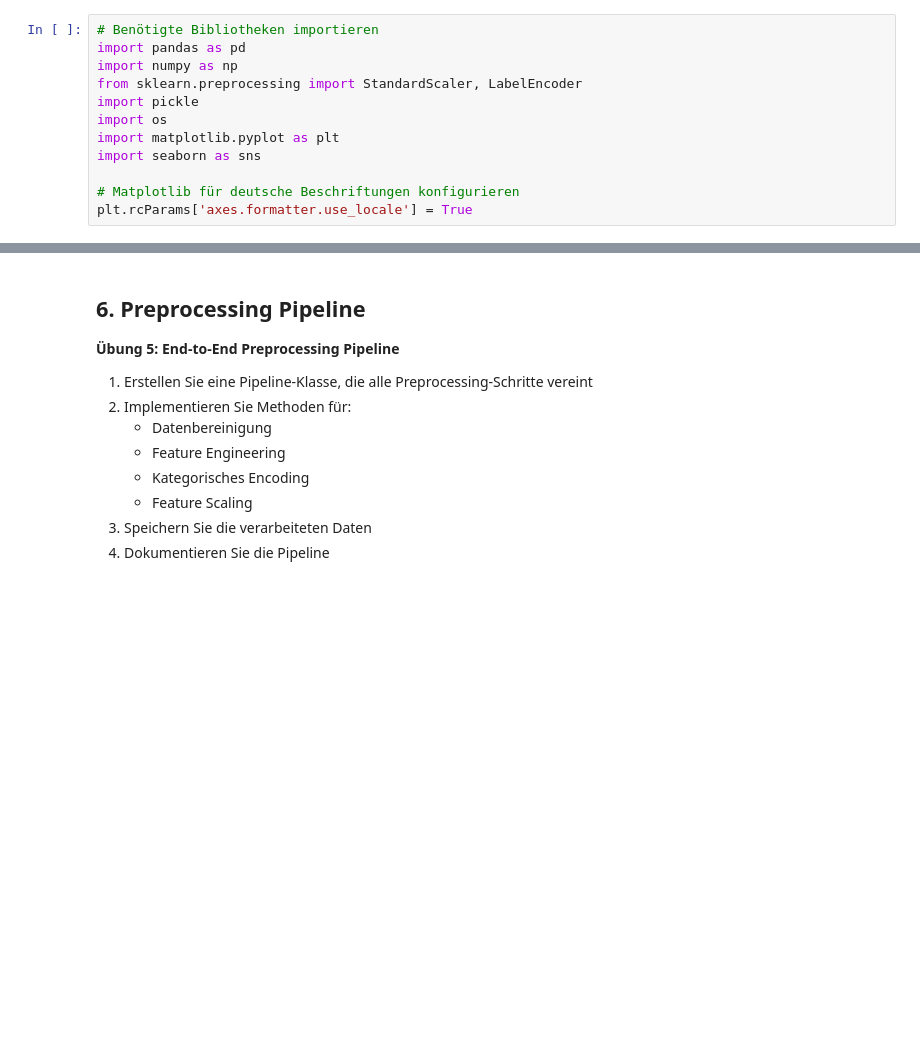
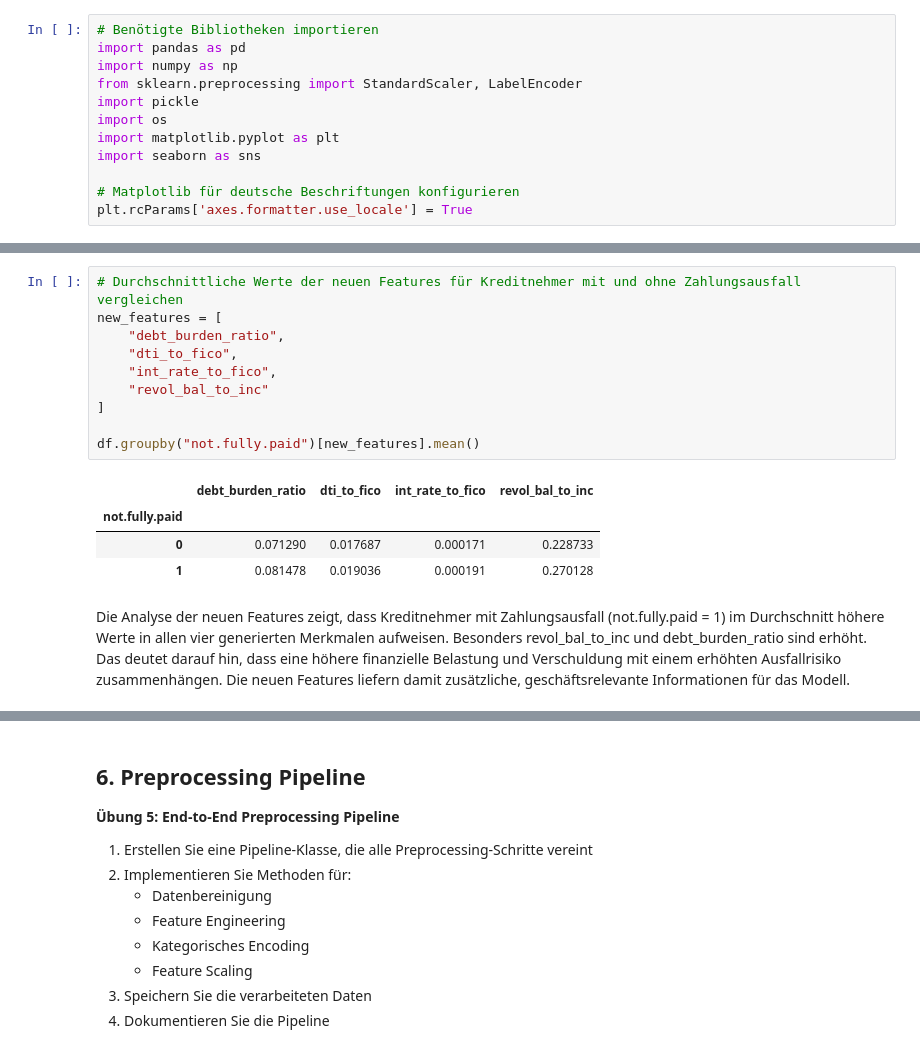
Before and after one commit to hansbjoern93/loan-mlops, a Jupyter notebook: notebooks/02_Daten_Vorverarbeitung.ipynb, the cells around one changed output, grey strips where cells are left out. Cells and saved outputs as stored; diff of their text form; blank space fills up the shorter version.

```diff
--- a/notebooks/02_Daten_Vorverarbeitung.ipynb
+++ b/notebooks/02_Daten_Vorverarbeitung.ipynb
@@ -64,0 +88,17 @@ Datensatz geladen: (9578, 14) (Zeilen, Spalten)
+# %%
+# Durchschnittliche Werte der neuen Features für Kreditnehmer mit und ohne Zahlungsausfall vergleichen
+new_features = [
+    "debt_burden_ratio",
+    "dti_to_fico",
+    "int_rate_to_fico",
+    "revol_bal_to_inc"
+]
+
+df.groupby("not.fully.paid")[new_features].mean()
+# %% [output]
+|  | debt_burden_ratio | dti_to_fico | int_rate_to_fico | revol_bal_to_inc |
+| not.fully.paid |  |  |  |  |
+| 0 | 0.071290 | 0.017687 | 0.000171 | 0.228733 |
+| 1 | 0.081478 | 0.019036 | 0.000191 | 0.270128 |
+# %% [markdown]
+Die Analyse der neuen Features zeigt, dass Kreditnehmer mit Zahlungsausfall (not.fully.paid = 1) im Durchschnitt höhere Werte in allen vier generierten Merkmalen aufweisen. Besonders revol_bal_to_inc und debt_burden_ratio sind erhöht. Das deutet darauf hin, dass eine höhere finanzielle Belastung und Verschuldung mit einem erhöhten Ausfallrisiko zusammenhängen. Die neuen Features liefern damit zusätzliche, geschäftsrelevante Informationen für das Modell.
```
Also changed, not shown: parts of 13 cells of this notebook, 1 other file.
